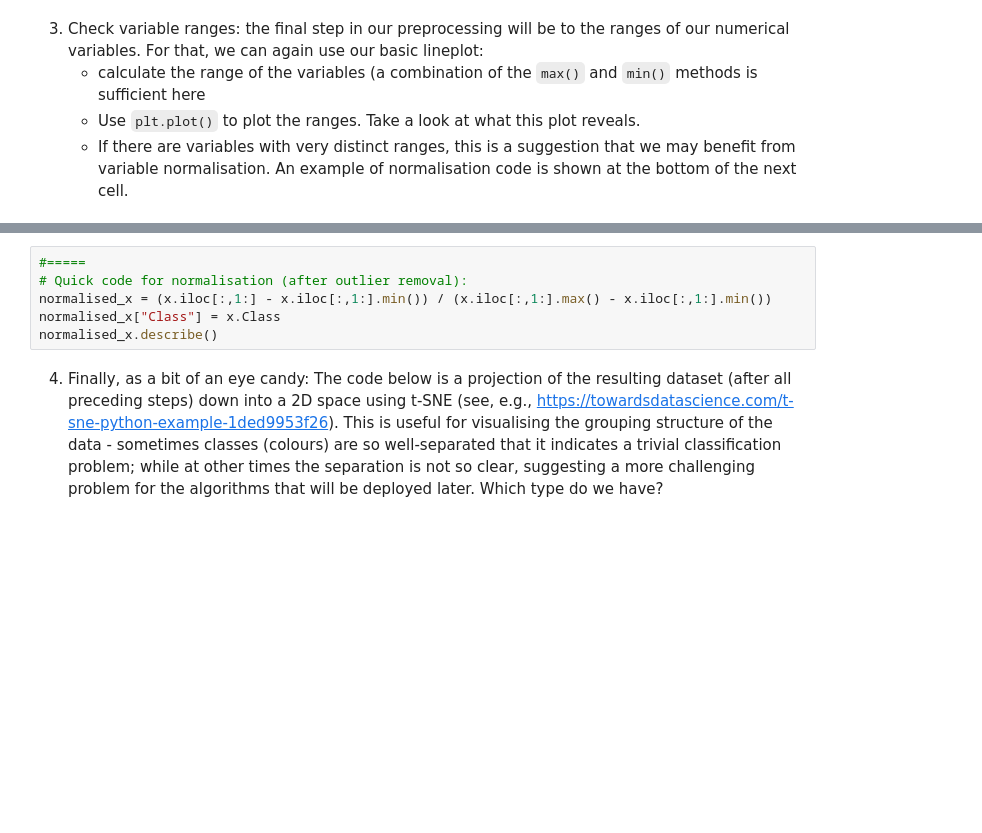
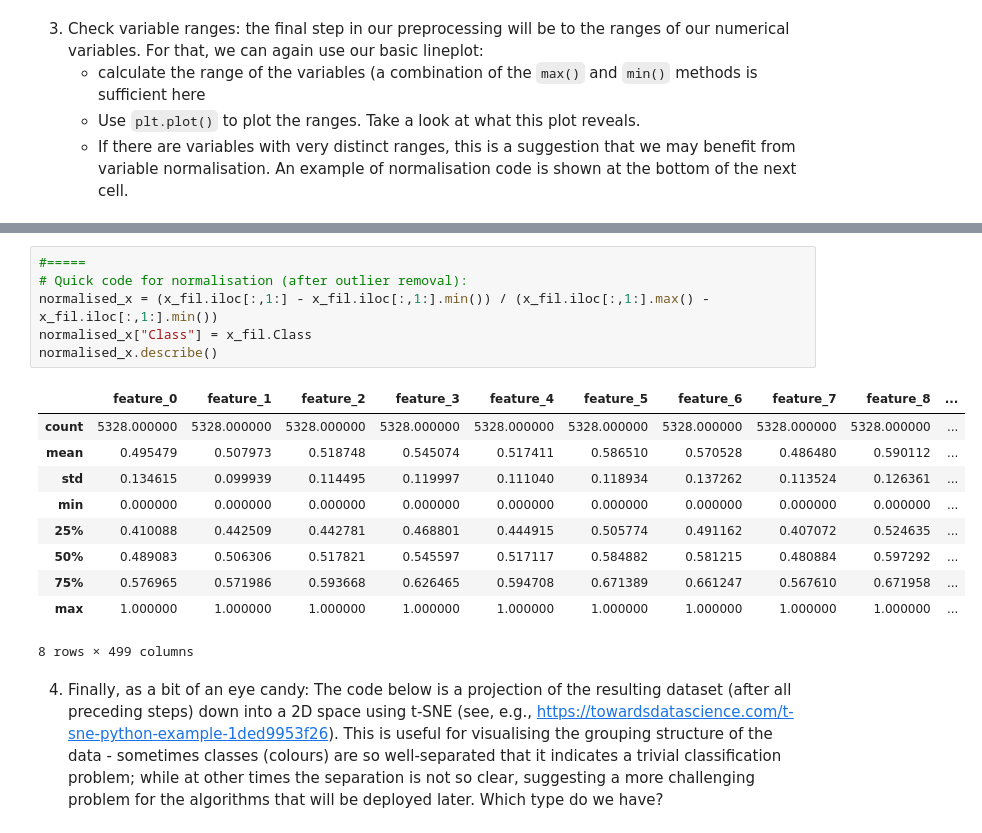
Before and after one commit to TheCherubQueen/DC3DMN, a Jupyter notebook: Labs/Lab04.ipynb, the cells around one changed output, grey strips where cells are left out. Saved outputs shown, nothing was run; the diff lists cells and outputs as text; blank space fills up the shorter version.

```diff
--- a/Labs/Lab04.ipynb
+++ b/Labs/Lab04.ipynb
@@ -260,9 +296,20 @@ Length: 5329, dtype: object
 # %%
 #=====
 # Quick code for normalisation (after outlier removal):
-normalised_x = (x.iloc[:,1:] - x.iloc[:,1:].min()) / (x.iloc[:,1:].max() - x.iloc[:,1:].min())
-normalised_x["Class"] = x.Class
+normalised_x = (x_fil.iloc[:,1:] - x_fil.iloc[:,1:].min()) / (x_fil.iloc[:,1:].max() - x_fil.iloc[:,1:].min())
+normalised_x["Class"] = x_fil.Class
 normalised_x.describe()
+# %% [output]
+|  | feature_0 | feature_1 | feature_2 | feature_3 | feature_4 | feature_5 | feature_6 | feature_7 | feature_8 | ... |
+| count | 5328.000000 | 5328.000000 | 5328.000000 | 5328.000000 | 5328.000000 | 5328.000000 | 5328.000000 | 5328.000000 | 5328.000000 | ... |
+| mean | 0.495479 | 0.507973 | 0.518748 | 0.545074 | 0.517411 | 0.586510 | 0.570528 | 0.486480 | 0.590112 | ... |
+| std | 0.134615 | 0.099939 | 0.114495 | 0.119997 | 0.111040 | 0.118934 | 0.137262 | 0.113524 | 0.126361 | ... |
+| min | 0.000000 | 0.000000 | 0.000000 | 0.000000 | 0.000000 | 0.000000 | 0.000000 | 0.000000 | 0.000000 | ... |
+| 25% | 0.410088 | 0.442509 | 0.442781 | 0.468801 | 0.444915 | 0.505774 | 0.491162 | 0.407072 | 0.524635 | ... |
+| 50% | 0.489083 | 0.506306 | 0.517821 | 0.545597 | 0.517117 | 0.584882 | 0.581215 | 0.480884 | 0.597292 | ... |
+| 75% | 0.576965 | 0.571986 | 0.593668 | 0.626465 | 0.594708 | 0.671389 | 0.661247 | 0.567610 | 0.671958 | ... |
+| max | 1.000000 | 1.000000 | 1.000000 | 1.000000 | 1.000000 | 1.000000 | 1.000000 | 1.000000 | 1.000000 | ... |
+8 rows × 499 columns
 # %% [markdown]
 4. Finally, as a bit of an eye candy: The code below is a projection of the resulting dataset (after all preceding steps) down into a 2D space using t-SNE (see, e.g., <https://towardsdatascience.com/t-sne-python-example-1ded9953f26>). This is useful for visualising the grouping structure of the data - sometimes classes (colours) are so well-separated that it indicates a trivial classification problem; while at other times the separation is not so clear, suggesting a more challenging problem for the algorithms that will be deployed later. Which type do we have?
 # %%
```
Also changed, not shown: parts of 7 cells of this notebook, 1 other file.
